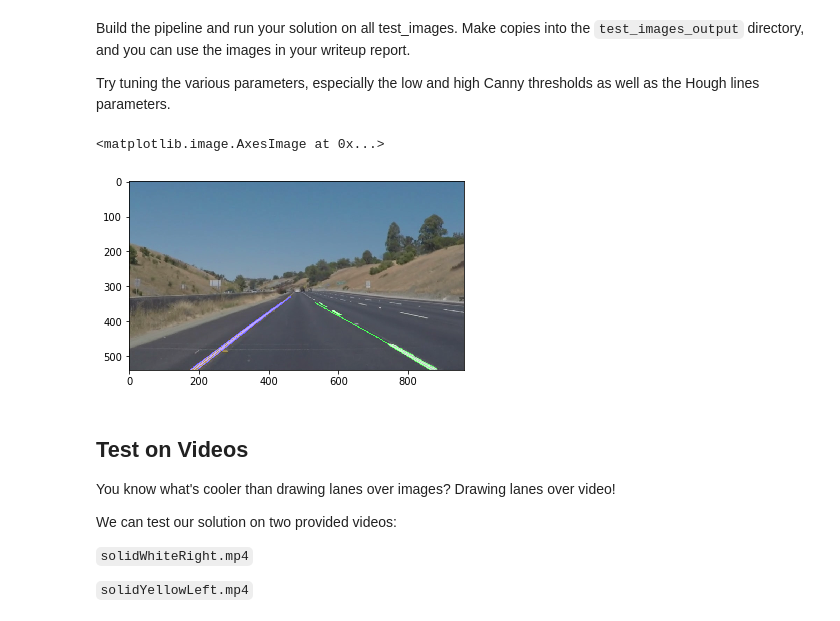
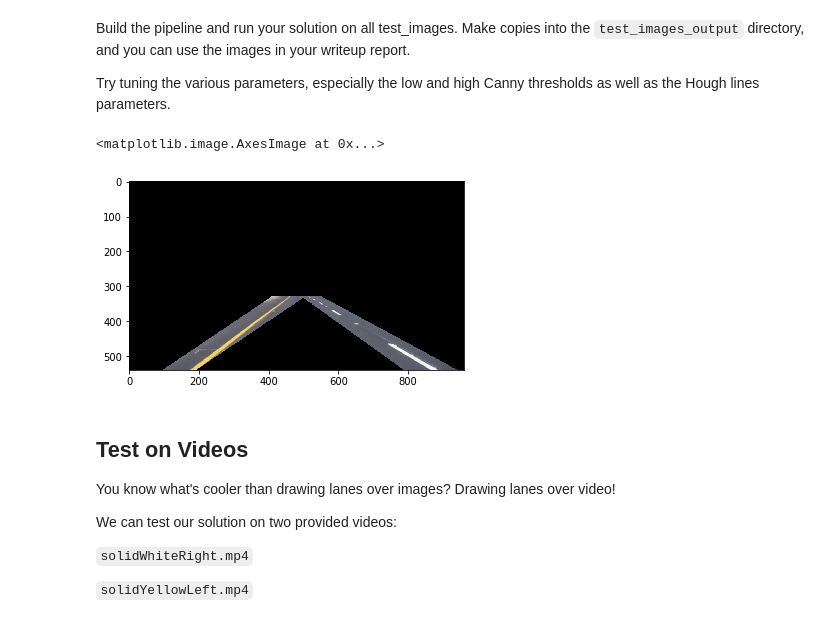
Before and after one commit to anarchistMegaByte/SDCND, a Jupyter notebook: CarND-LaneLines-P1/P1.ipynb, the cells around one changed output. Cells and saved outputs as stored; diff of their text form; code cells hidden in the pictures.

```diff
--- a/CarND-LaneLines-P1/P1.ipynb
+++ b/CarND-LaneLines-P1/P1.ipynb
@@ -119,9 +119,20 @@ def region_of_interest(img, vertices):
     #filling pixels inside the polygon defined by "vertices" with the fill color
     cv2.fillPoly(mask, vertices, ignore_mask_color)
 
+    basel = [int(0.25*img.shape[1]),(img.shape[0])]
+    top = [int(0.52 * img.shape[1]),int(0.62*img.shape[0])]
+    baser = [int(0.8*img.shape[1]),(img.shape[0])]
+
+    mask_new = np.copy(img)
+    vertices_new = np.array([basel,top,baser])
+    cv2.fillPoly(mask_new, [vertices_new], 0)
+
+
+
     #returning the image only where mask pixels are nonzero
     masked_image = cv2.bitwise_and(img, mask)
-    return masked_image
+    masked_image_new = cv2.bitwise_and(masked_image, mask_new)
+    return masked_image_new
 
 
 def draw_lines(img, lines, color=[255, 0, 0], thickness=2):
@@ -148,7 +159,7 @@ def draw_lines(img, lines, color=[255, 0, 0], thickness=2):
                     cv2.line(img, (x1, y1), (x2, y2), color, thickness)
 
 
-def draw_lines_new(img, lines, color=[255, 0, 0], thickness=2):
+def draw_lines_new(img, lines, color=[255, 0, 0], thickness=10):
     pos_counter = 0
     pos_slope_avg = 0
     pos_const_avg = 0
@@ -159,8 +170,8 @@ def draw_lines_new(img, lines, color=[255, 0, 0], thickness=2):
 
     ymin_pos = img.shape[0]
     ymin_neg = img.shape[0]
-    ymax_pos = 0
-    ymax_neg = 0
+    ymax_pos = img.shape[0]
+    ymax_neg = img.shape[0]
     color_left = [0,255,0]
     color_right = [0,0,255]
 
@@ -176,7 +187,6 @@ def draw_lines_new(img, lines, color=[255, 0, 0], thickness=2):
                         pos_const_avg += fit[1]
                         ymax_pos = np.maximum([ymax_pos], np.maximum([y1],[y2])[0])
                         ymin_pos = np.minimum([ymin_pos], np.minimum([y1],[y2])[0])
-                        cv2.line(img, (x1, y1), (x2, y2), color_left, thickness)
                     else :
                         #negative slope lines
                         fit = np.polyfit([x1,x2],[y1,y2],1)
@@ -185,7 +195,6 @@ def draw_lines_new(img, lines, color=[255, 0, 0], thickness=2):
                         neg_const_avg += fit[1]
                         ymax_neg = np.maximum([ymax_neg], np.maximum([y1],[y2])[0])
                         ymin_neg = np.minimum([ymin_neg], np.minimum([y1],[y2])[0])
-                        cv2.line(img, (x1, y1), (x2, y2), color_right, thickness)
 
     if pos_counter != 0:
         pos_slope_avg = pos_slope_avg / pos_counter
@@ -193,6 +202,8 @@ def draw_lines_new(img, lines, color=[255, 0, 0], thickness=2):
         x_ymin = ((ymin_pos) - pos_const_avg)/pos_slope_avg
         x_ymax = ((ymax_pos) - pos_const_avg)/pos_slope_avg
         cv2.line(img, (int(x_ymin), ymin_pos), (int(x_ymax), ymax_pos), color_left, thickness)
+    else:
+        print("Caught counter zero for positive")
 
     if neg_counter != 0:
         neg_slope_avg = neg_slope_avg / neg_counter
@@ -200,6 +211,8 @@ def draw_lines_new(img, lines, color=[255, 0, 0], thickness=2):
         x_ymin = ((ymin_pos) - neg_const_avg)/neg_slope_avg
         x_ymax = ((ymax_pos) - neg_const_avg)/neg_slope_avg
         cv2.line(img, (int(x_ymin), ymin_pos), (int(x_ymax), ymax_pos), color_right, thickness)
+    else:
+        print("Caught counter zero for negative")
 
 
 def hough_lines(img, rho, theta, threshold, min_line_len, max_line_gap):
@@ -215,7 +228,7 @@ def hough_lines(img, rho, theta, threshold, min_line_len, max_line_gap):
 
 # Python 3 has support for cool math symbols.
 
-def weighted_img(img, initial_img, α=0.8, β=1., λ=0.):
+def weighted_img(img, initial_img, α=1., β=1., λ=0.):
     """
     `img` is the output of the hough_lines(), An image with lines drawn on it.
     Should be a blank image (all black) with lines drawn on it.
@@ -262,40 +275,41 @@ cpy_test_image_region = np.copy(test_image)
 #print(ysize)
 #plt.imshow(image)
 #red_thresh = 200
 #blue_thresh = 200
 #green_thresh = 200
 #rgb_thresh = [red_thresh,green_thresh,blue_thresh]
 #threshold = (test_image[:,:,0] < rgb_thresh[0]) | (test_image[:,:,1] < rgb_thresh[1]) | (test_image[:,:,2] < rgb_thresh[2])
 #cpy_test_image[threshold] = [0,0,0]
 
 xsize = cpy_test_image_region.shape[1]
 ysize = cpy_test_image_region.shape[0]
 left_bottom = [0.10 * xsize,ysize]
 right_bottom = [0.98 * xsize,ysize]
-apex = [0.5 * xsize,0.58 * ysize]
+apex_left = [(0.5 * xsize) - 70,0.61 * ysize]
+apex_right = [(0.5 * xsize) + 70,0.61 * ysize]
 
 #fit_left = np.polyfit([left_bottom[0],apex[0]],[left_bottom[1],apex[1]],1)
 #fit_right = np.polyfit([right_bottom[0],apex[0]],[right_bottom[1],apex[1]],1)
 #fit_bottom = np.polyfit([left_bottom[0],right_bottom[0]],[left_bottom[1],right_bottom[1]],1)
 
 #XX,YY = np.meshgrid(np.arange(0,xsize),np.arange(0,ysize))
 
 #image_region = ( (YY > (XX*fit_left[0] + fit_left[1])) & (YY > (XX*fit_right[0] + fit_right[1])) & (YY < (XX*fit_bottom[0] + fit_bottom[1])))
 #cpy_test_image_region[~threshold & image_region] = [255,0,0]
 #cpy_test_image_region[image_region] = [255,0,0]
 
-polygon = np.array([ [left_bottom[0],left_bottom[1]], [apex[0],apex[1]], [right_bottom[0],right_bottom[1]] ], np.int32)
+polygon = np.array([ [left_bottom[0],left_bottom[1]], [apex_left[0],apex_left[1]], [apex_right[0],apex_right[1]] ,[right_bottom[0],right_bottom[1]] ], np.int32)
 
 grey_image = grayscale(test_image)
 guassian_image = gaussian_blur(grey_image,5)
 canny_edge = canny(guassian_image, 50, 150)
-cpy_test_image_region = region_of_interest(canny_edge,[polygon])
-line_img = hough_lines(cpy_test_image_region,2,np.pi/180,15,20,10)
-final = weighted_img(line_img, test_image)
-plt.imshow(final)
+cpy_test_image_region = region_of_interest(test_image,[polygon])
+#line_img = hough_lines(cpy_test_image_region,2,np.pi/180,15,20,10)
+#final = weighted_img(line_img, test_image)
+plt.imshow(cpy_test_image_region)
 # %% [output]
 <matplotlib.image.AxesImage at 0x...>
-[figure, old version]
+[figure, new version]
 # %% [markdown]
 ## Test on Videos
 
```
Also changed, not shown: parts of 4 cells of this notebook, 8 other files.
